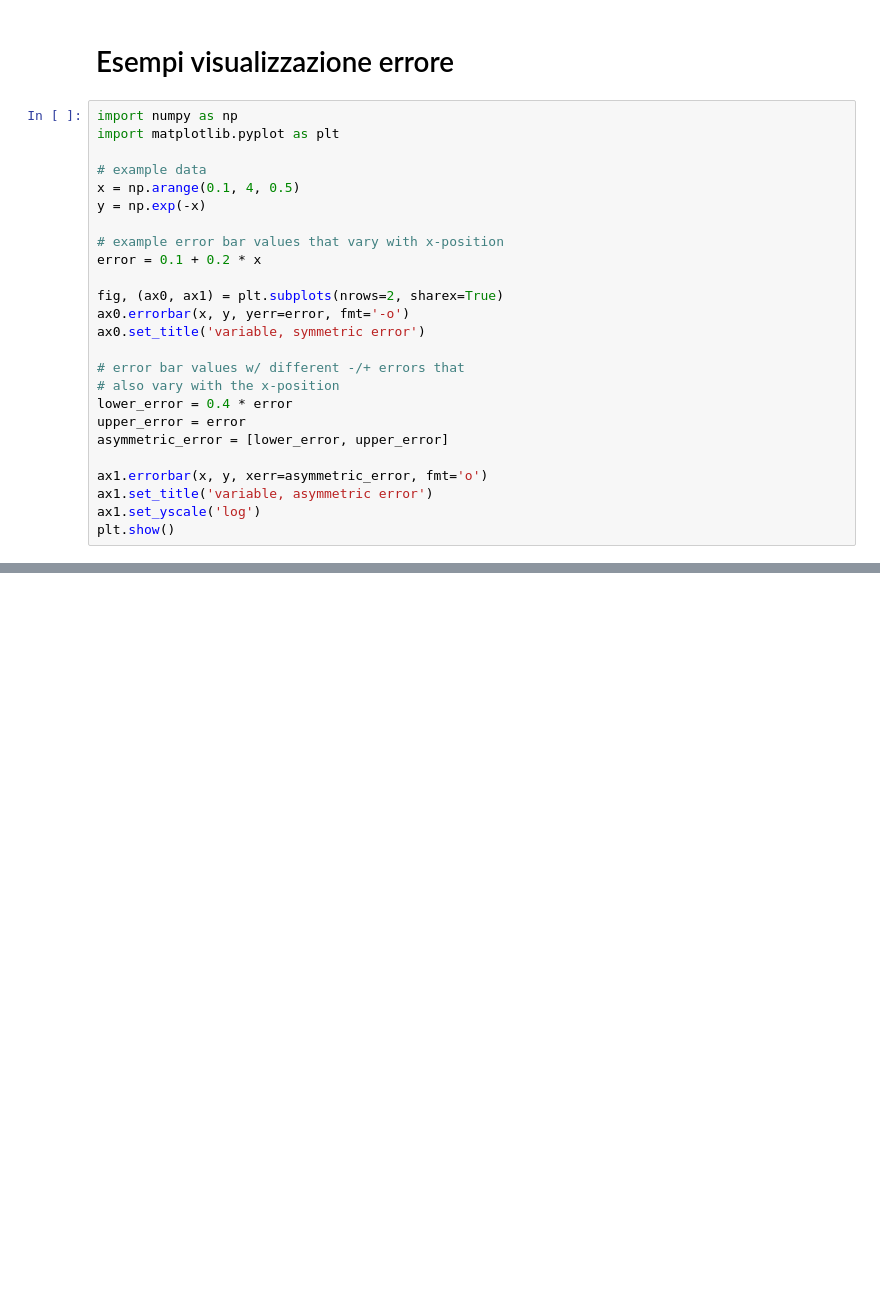
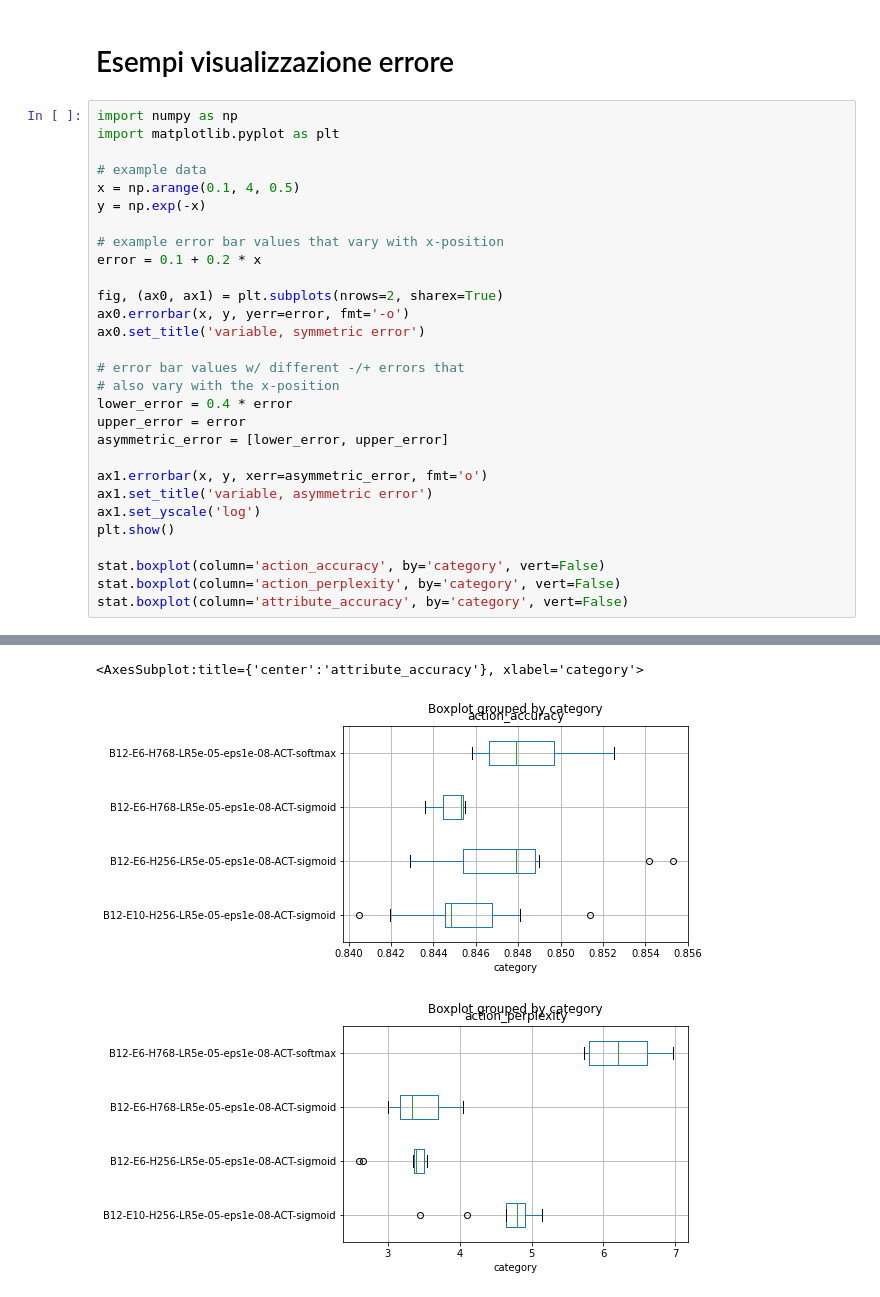
Before and after one commit to jmcrav/ActionPrediction4CA, a Jupyter notebook: colabNotebooks/confint/plotconfint.ipynb, the cells around one changed output, grey strips where cells are left out. Cells and saved outputs as stored; diff of their text form; blank space fills up the shorter version.

```diff
--- a/colabNotebooks/confint/plotconfint.ipynb
+++ b/colabNotebooks/confint/plotconfint.ipynb
@@ -170,27 +174,34 @@ plt.show()
 # %%
 import numpy as np
 import matplotlib.pyplot as plt
 
 # example data
 x = np.arange(0.1, 4, 0.5)
 y = np.exp(-x)
 
 # example error bar values that vary with x-position
 error = 0.1 + 0.2 * x
 
 fig, (ax0, ax1) = plt.subplots(nrows=2, sharex=True)
 ax0.errorbar(x, y, yerr=error, fmt='-o')
 ax0.set_title('variable, symmetric error')
 
 # error bar values w/ different -/+ errors that
 # also vary with the x-position
 lower_error = 0.4 * error
 upper_error = error
 asymmetric_error = [lower_error, upper_error]
 
 ax1.errorbar(x, y, xerr=asymmetric_error, fmt='o')
 ax1.set_title('variable, asymmetric error')
 ax1.set_yscale('log')
 plt.show()
+
+stat.boxplot(column='action_accuracy', by='category', vert=False)
+stat.boxplot(column='action_perplexity', by='category', vert=False)
+stat.boxplot(column='attribute_accuracy', by='category', vert=False)
 # %% [output]
 [figure]
+<AxesSubplot:title={'center':'attribute_accuracy'}, xlabel='category'>
+[figure, added]
+[figure, added]
```
Also changed, not shown: parts of 6 cells of this notebook, 19 other files.
